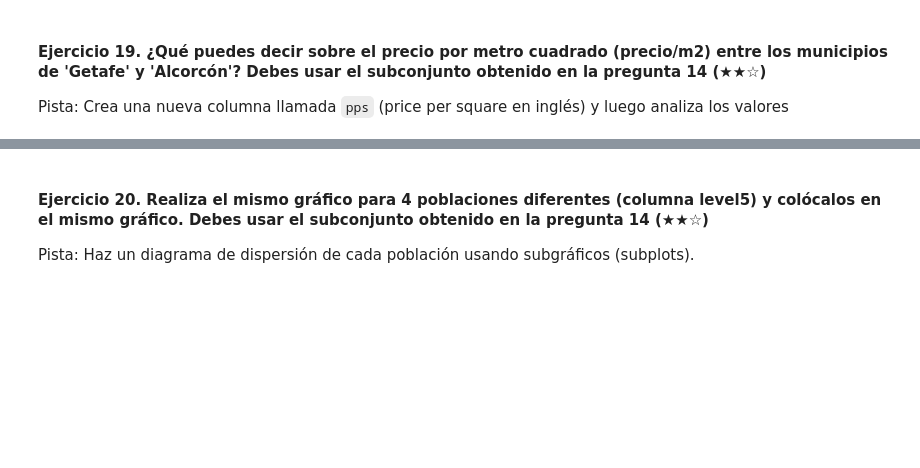
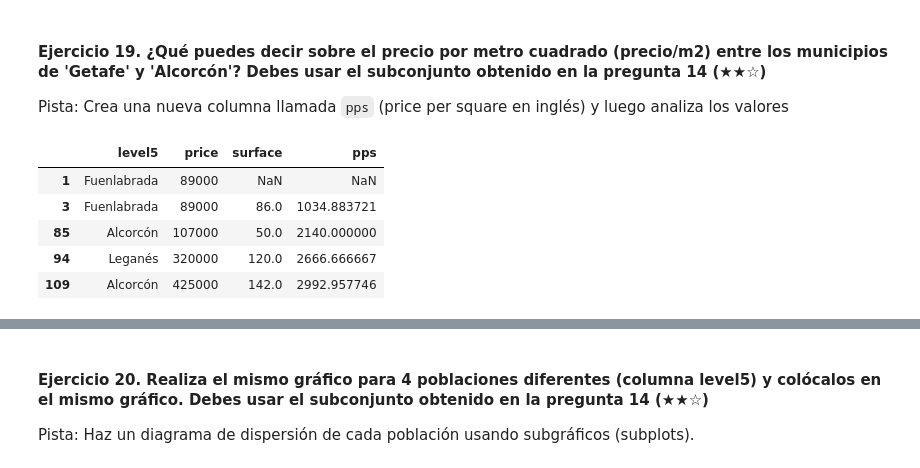
Before and after one commit to bartowen/realestate-datacleanup-exercise, a Jupyter notebook: project.es.ipynb, the cells around one changed output, grey strips where cells are left out. Saved outputs shown, nothing was run; the diff lists cells and outputs as text; code cells hidden in the pictures; blank space fills up the shorter version.

```diff
--- a/project.es.ipynb
+++ b/project.es.ipynb
@@ -537,3 +537,15 @@ Getafe, muestra una distribución con una mayor frecuencia en valores más cerca
 Pista: Crea una nueva columna llamada `pps` (price per square en inglés) y luego analiza los valores
 # %%
 # TODO
+
+df_sur_madrid.loc[:, 'pps'] = df_sur_madrid['price'] / df_sur_madrid['surface']
+
+# Verificar los primeros registros para asegurarnos de que la columna se creó correctamente
+df_sur_madrid[['level5', 'price', 'surface', 'pps']].head()
+# %% [output]
+|  | level5 | price | surface | pps |
+| 1 | Fuenlabrada | 89000 | NaN | NaN |
+| 3 | Fuenlabrada | 89000 | 86.0 | 1034.883721 |
+| 85 | Alcorcón | 107000 | 50.0 | 2140.000000 |
+| 94 | Leganés | 320000 | 120.0 | 2666.666667 |
+| 109 | Alcorcón | 425000 | 142.0 | 2992.957746 |
```
Also changed, not shown: parts of 4 cells of this notebook.
